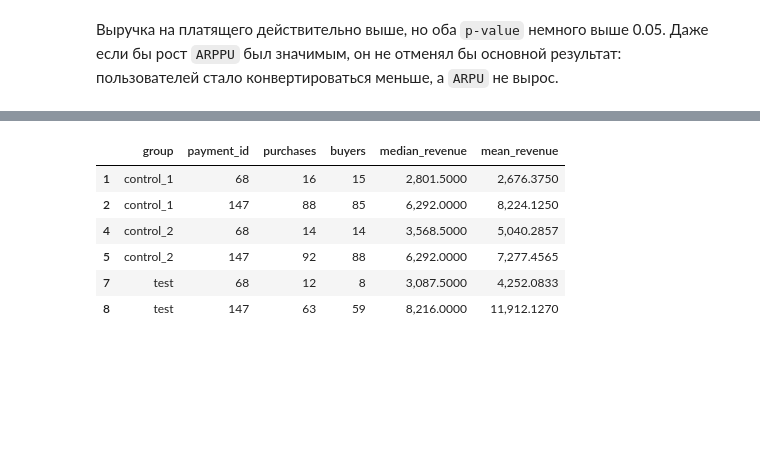
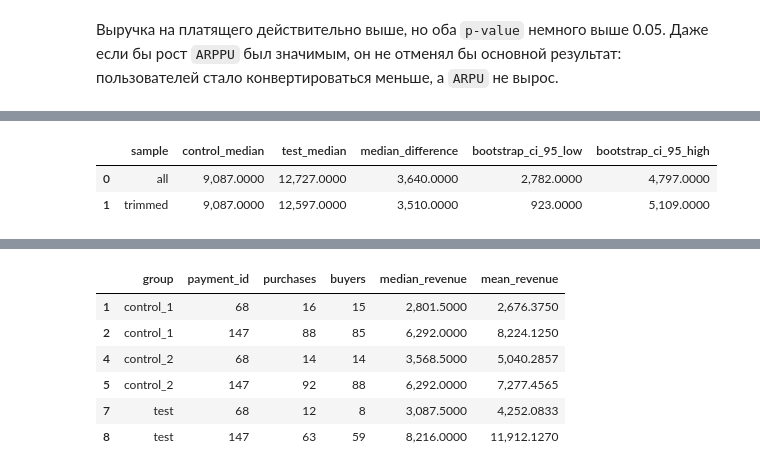
Before and after one commit to sureasguuds9-prog/karpov-courses-projects, a Jupyter notebook: project-3-premium-price-ab-test/notebooks/project_3_variant_3.ipynb, the cells around one changed output, grey strips where cells are left out. Saved outputs shown, nothing was run; the diff lists cells and outputs as text; code cells hidden in the pictures; blank space fills up the shorter version.

```diff
--- a/project-3-premium-price-ab-test/notebooks/project_3_variant_3.ipynb
+++ b/project-3-premium-price-ab-test/notebooks/project_3_variant_3.ipynb
@@ -1010,0 +1182,71 @@ arppu_results
+# %%
+BOOTSTRAP_ITERATIONS = 10_000
+rng = np.random.default_rng(42)
+
+raw_control_samples = rng.choice(
+    control_payers.to_numpy(),
+    size=(BOOTSTRAP_ITERATIONS, len(control_payers)),
+    replace=True,
+)
+raw_test_samples = rng.choice(
+    test_payers.to_numpy(),
+    size=(BOOTSTRAP_ITERATIONS, len(test_payers)),
+    replace=True,
+)
+raw_median_differences = (
+    np.median(raw_test_samples, axis=1)
+    - np.median(raw_control_samples, axis=1)
+)
+raw_median_ci = np.quantile(raw_median_differences, [0.025, 0.975])
+
+trimmed_control_samples = rng.choice(
+    control_payers_trimmed.to_numpy(),
+    size=(BOOTSTRAP_ITERATIONS, len(control_payers_trimmed)),
+    replace=True,
+)
+trimmed_test_samples = rng.choice(
+    test_payers_trimmed.to_numpy(),
+    size=(BOOTSTRAP_ITERATIONS, len(test_payers_trimmed)),
+    replace=True,
+)
+trimmed_median_differences = (
+    np.median(trimmed_test_samples, axis=1)
+    - np.median(trimmed_control_samples, axis=1)
+)
+trimmed_median_ci = np.quantile(
+    trimmed_median_differences,
+    [0.025, 0.975],
+)
+
+bootstrap_medians = pd.DataFrame(
+    {
+        "sample": ["all", "trimmed"],
+        "control_median": [
+            control_payers.median(),
+            control_payers_trimmed.median(),
+        ],
+        "test_median": [
+            test_payers.median(),
+            test_payers_trimmed.median(),
+        ],
+        "median_difference": [
+            test_payers.median() - control_payers.median(),
+            test_payers_trimmed.median()
+            - control_payers_trimmed.median(),
+        ],
+        "bootstrap_ci_95_low": [
+            raw_median_ci[0],
+            trimmed_median_ci[0],
+        ],
+        "bootstrap_ci_95_high": [
+            raw_median_ci[1],
+            trimmed_median_ci[1],
+        ],
+    }
+)
+
+bootstrap_medians
+# %% [output]
+|  | sample | control_median | test_median | median_difference | bootstrap_ci_95_low | bootstrap_ci_95_high |
+| 0 | all | 9,087.0000 | 12,727.0000 | 3,640.0000 | 2,782.0000 | 4,797.0000 |
+| 1 | trimmed | 9,087.0000 | 12,597.0000 | 3,510.0000 | 923.0000 | 5,109.0000 |
```
Also changed, not shown: parts of 10 cells of this notebook, 3 other files.
